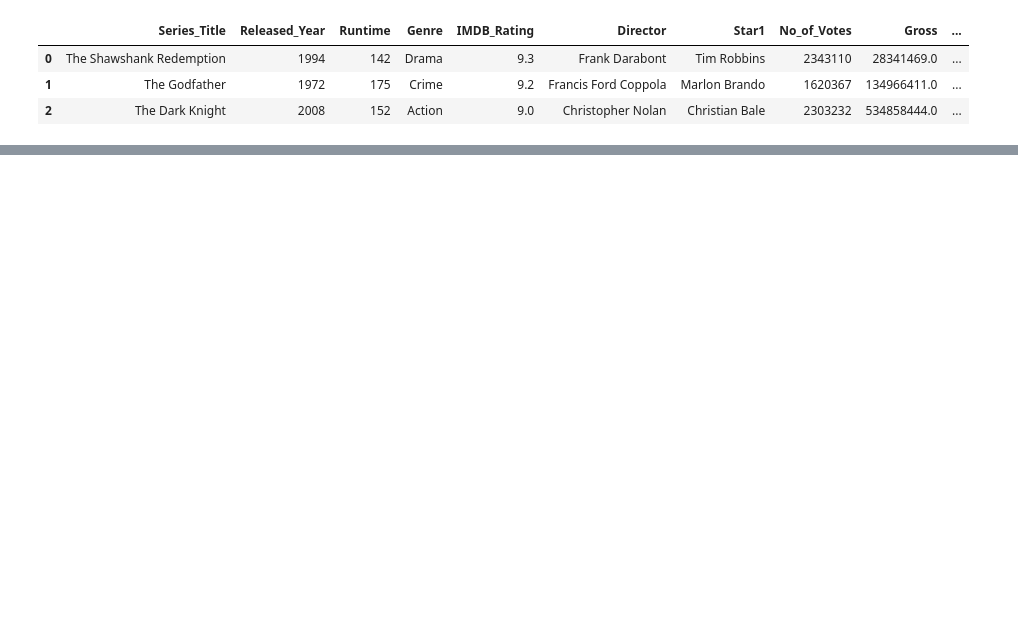
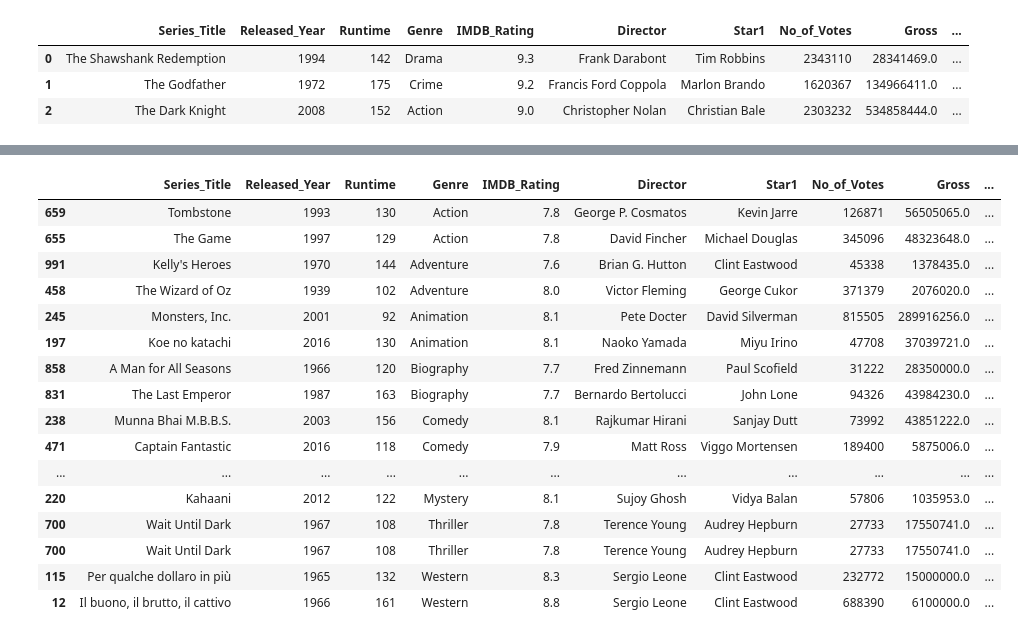
Before and after one commit to fahim-506/eda-with-python, a Jupyter notebook: notebooks/07_pandas_groupby.ipynb, the cells around one changed output, grey strips where cells are left out. Saved outputs shown, nothing was run; the diff lists cells and outputs as text; code cells hidden in the pictures; blank space fills up the shorter version.

```diff
--- a/notebooks/07_pandas_groupby.ipynb
+++ b/notebooks/07_pandas_groupby.ipynb
@@ -11,0 +230,20 @@ movies.head(3)
+# %%
+genres.sample(2,replace=True)
+# %% [output]
+|  | Series_Title | Released_Year | Runtime | Genre | IMDB_Rating | Director | Star1 | No_of_Votes | Gross | ... |
+| 659 | Tombstone | 1993 | 130 | Action | 7.8 | George P. Cosmatos | Kevin Jarre | 126871 | 56505065.0 | ... |
+| 655 | The Game | 1997 | 129 | Action | 7.8 | David Fincher | Michael Douglas | 345096 | 48323648.0 | ... |
+| 991 | Kelly's Heroes | 1970 | 144 | Adventure | 7.6 | Brian G. Hutton | Clint Eastwood | 45338 | 1378435.0 | ... |
+| 458 | The Wizard of Oz | 1939 | 102 | Adventure | 8.0 | Victor Fleming | George Cukor | 371379 | 2076020.0 | ... |
+| 245 | Monsters, Inc. | 2001 | 92 | Animation | 8.1 | Pete Docter | David Silverman | 815505 | 289916256.0 | ... |
+| 197 | Koe no katachi | 2016 | 130 | Animation | 8.1 | Naoko Yamada | Miyu Irino | 47708 | 37039721.0 | ... |
+| 858 | A Man for All Seasons | 1966 | 120 | Biography | 7.7 | Fred Zinnemann | Paul Scofield | 31222 | 28350000.0 | ... |
+| 831 | The Last Emperor | 1987 | 163 | Biography | 7.7 | Bernardo Bertolucci | John Lone | 94326 | 43984230.0 | ... |
+| 238 | Munna Bhai M.B.B.S. | 2003 | 156 | Comedy | 8.1 | Rajkumar Hirani | Sanjay Dutt | 73992 | 43851222.0 | ... |
+| 471 | Captain Fantastic | 2016 | 118 | Comedy | 7.9 | Matt Ross | Viggo Mortensen | 189400 | 5875006.0 | ... |
+| ... | ... | ... | ... | ... | ... | ... | ... | ... | ... | ... |
+| 220 | Kahaani | 2012 | 122 | Mystery | 8.1 | Sujoy Ghosh | Vidya Balan | 57806 | 1035953.0 | ... |
+| 700 | Wait Until Dark | 1967 | 108 | Thriller | 7.8 | Terence Young | Audrey Hepburn | 27733 | 17550741.0 | ... |
+| 700 | Wait Until Dark | 1967 | 108 | Thriller | 7.8 | Terence Young | Audrey Hepburn | 27733 | 17550741.0 | ... |
+| 115 | Per qualche dollaro in più | 1965 | 132 | Western | 8.3 | Sergio Leone | Clint Eastwood | 232772 | 15000000.0 | ... |
+| 12 | Il buono, il brutto, il cattivo | 1966 | 161 | Western | 8.8 | Sergio Leone | Clint Eastwood | 688390 | 6100000.0 | ... |
```
Also changed, not shown: parts of 26 cells of this notebook.
